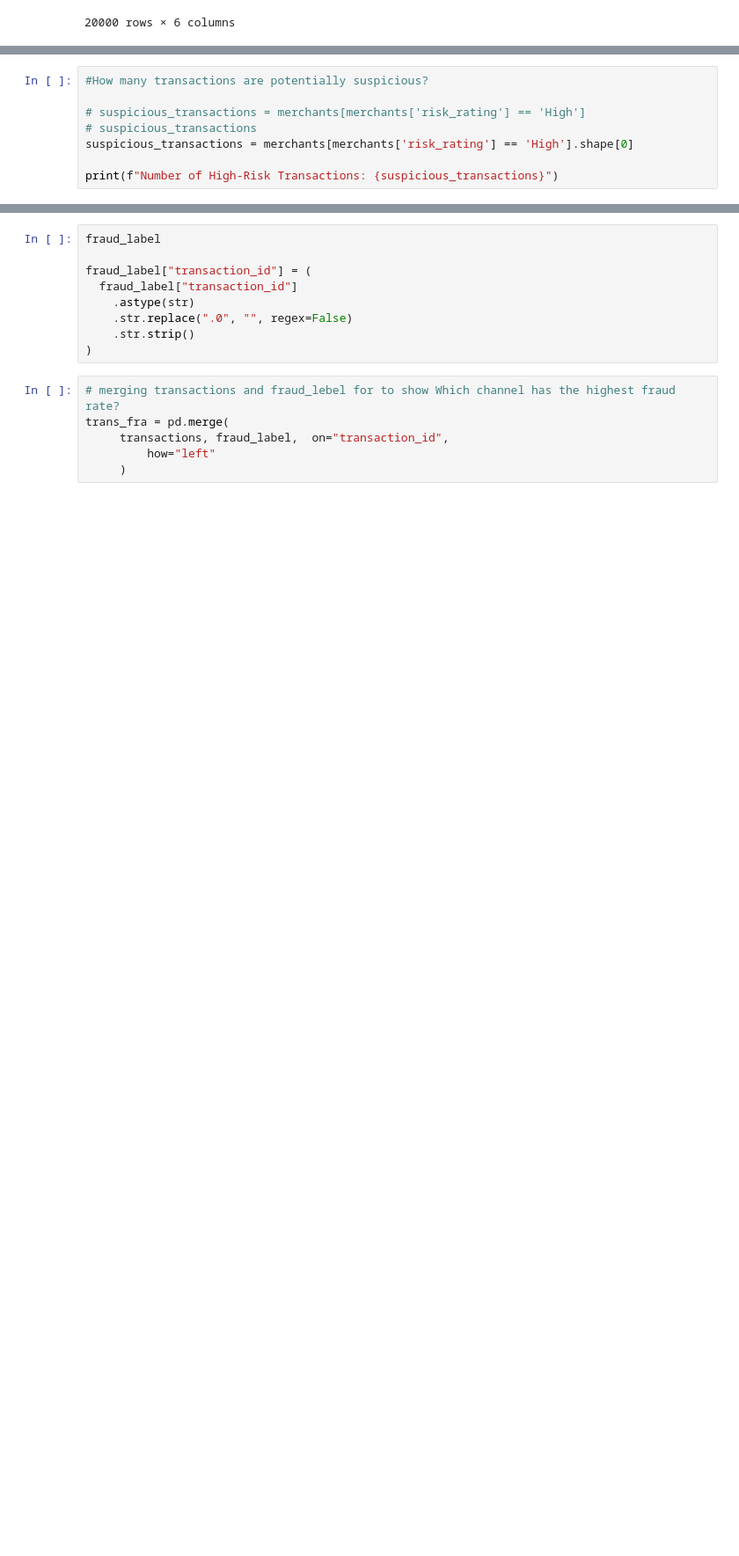
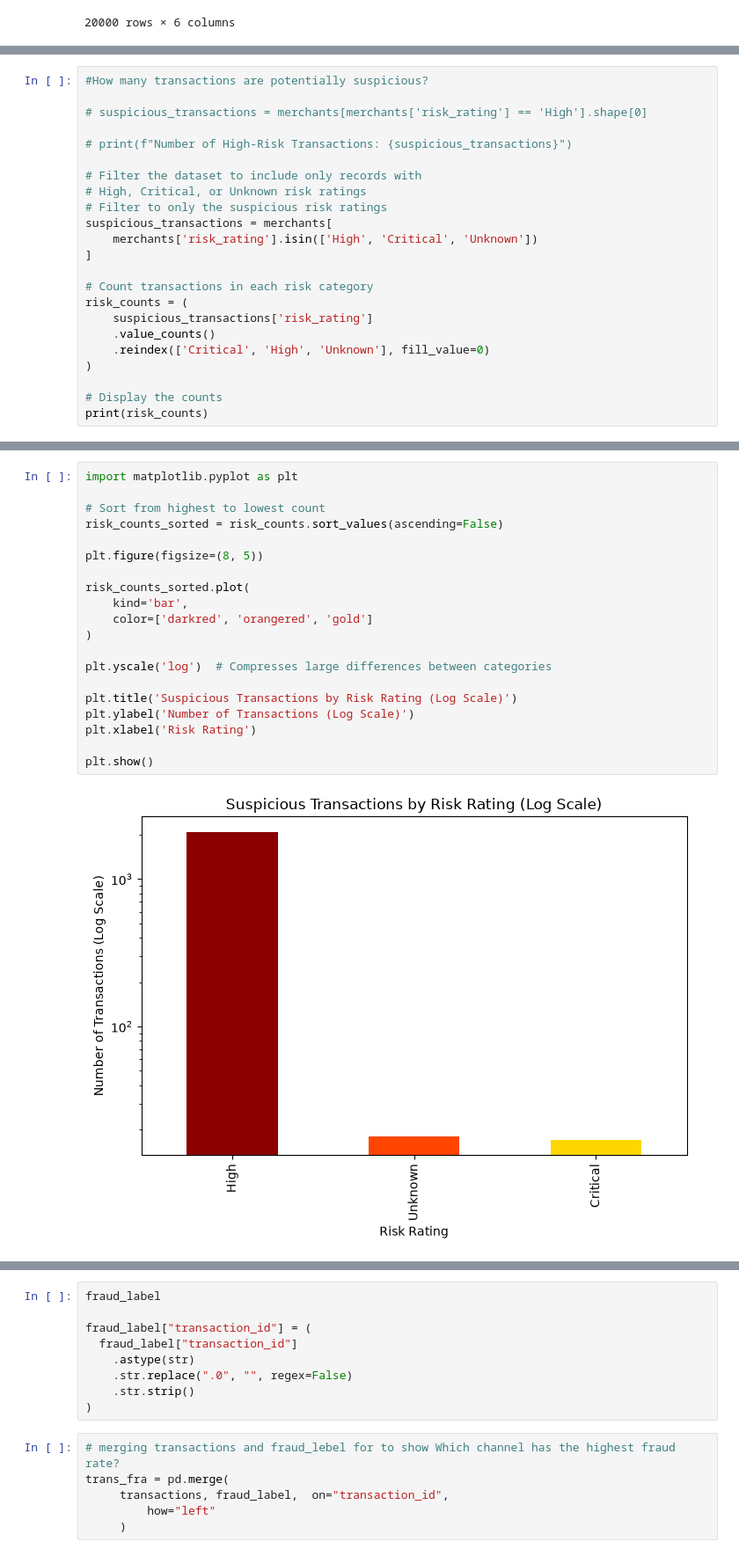
Before and after one commit to akonamajongile-a11y/bankguard, a Jupyter notebook: CleaningCustomers.ipynb, the cells around one changed output, grey strips where cells are left out. Shown at 88% size. Saved outputs shown, nothing was run; the diff lists cells and outputs as text; blank space fills up the shorter version.

Commit message:
adding critical and unkown values

```diff
--- a/CleaningCustomers.ipynb
+++ b/CleaningCustomers.ipynb
@@ -905,9 +911,24 @@ merchants
 # %%
 #How many transactions are potentially suspicious?
 
-# suspicious_transactions = merchants[merchants['risk_rating'] == 'High']
-# suspicious_transactions
-suspicious_transactions = merchants[merchants['risk_rating'] == 'High'].shape[0]
+# suspicious_transactions = merchants[merchants['risk_rating'] == 'High'].shape[0]
 
-print(f"Number of High-Risk Transactions: {suspicious_transactions}")
+# print(f"Number of High-Risk Transactions: {suspicious_transactions}")
+
+# Filter the dataset to include only records with
+# High, Critical, or Unknown risk ratings
+# Filter to only the suspicious risk ratings
+suspicious_transactions = merchants[
+    merchants['risk_rating'].isin(['High', 'Critical', 'Unknown'])
+]
+
+# Count transactions in each risk category
+risk_counts = (
+    suspicious_transactions['risk_rating']
+    .value_counts()
+    .reindex(['Critical', 'High', 'Unknown'], fill_value=0)
+)
+
+# Display the counts
+print(risk_counts)
 # %% [output]
@@ -939,3 +940,25 @@ plt.show()
+# %%
+import matplotlib.pyplot as plt
+
+# Sort from highest to lowest count
+risk_counts_sorted = risk_counts.sort_values(ascending=False)
+
+plt.figure(figsize=(8, 5))
+
+risk_counts_sorted.plot(
+    kind='bar',
+    color=['darkred', 'orangered', 'gold']
+)
+
+plt.yscale('log')  # Compresses large differences between categories
+
+plt.title('Suspicious Transactions by Risk Rating (Log Scale)')
+plt.ylabel('Number of Transactions (Log Scale)')
+plt.xlabel('Risk Rating')
+
+plt.show()
+# %% [output]
+[figure, added]
 # %%
 #What percentage of transactions are labelled fraudulent?
 
```
Also changed, not shown: parts of 11 cells of this notebook.
